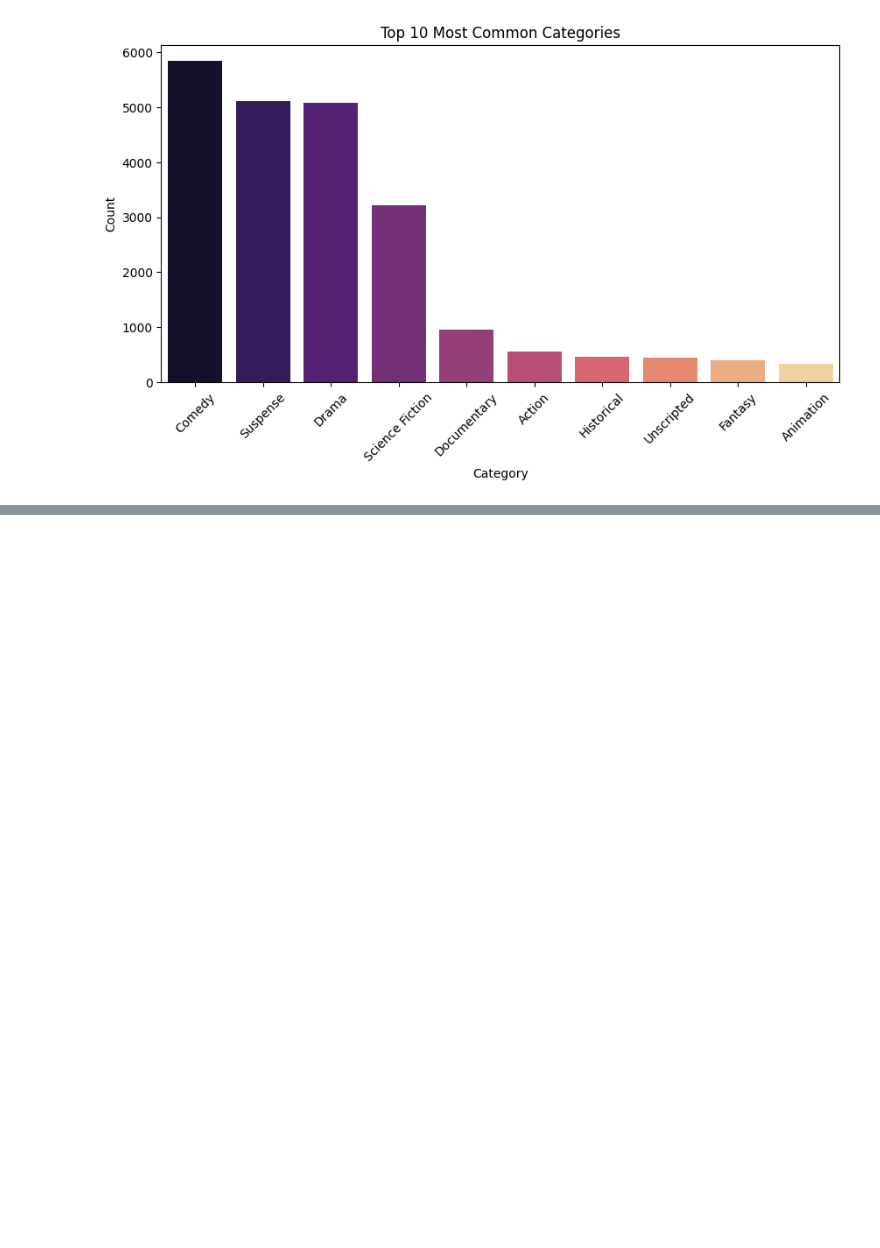
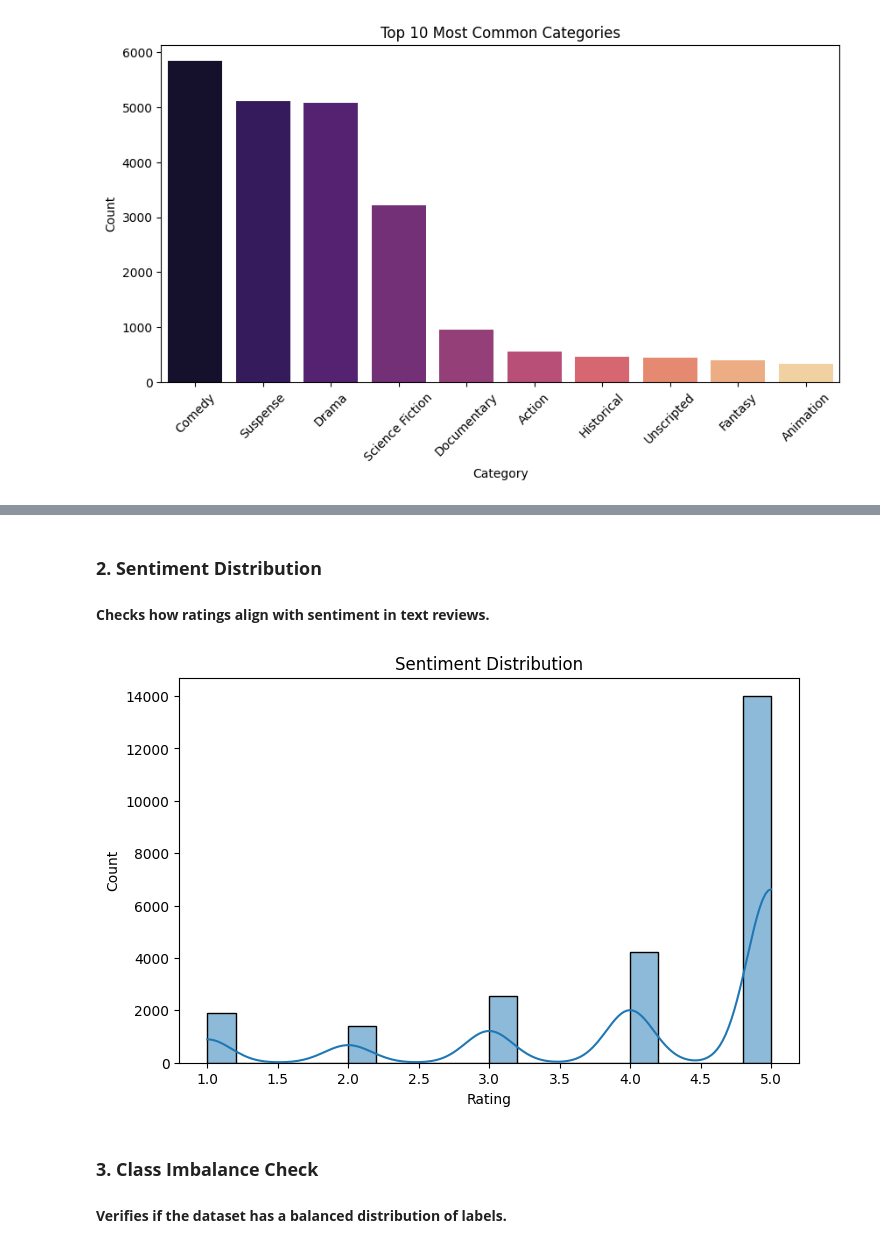
Before and after one commit to WambuiMunene/Grp_1_Capstone-Project, a Jupyter notebook: Edwin2.ipynb, the cells around one changed output, grey strips where cells are left out. Drawn from its saved outputs; the diff is of its cells as text; code cells hidden in the pictures; blank space fills up the shorter version.

```diff
--- a/Edwin2.ipynb
+++ b/Edwin2.ipynb
@@ -340,0 +449,17 @@ plt.show()
+# %% [markdown]
+### **2. Sentiment Distribution**
+#### **Checks how ratings align with sentiment in text reviews.**
+# %%
+import seaborn as sns
+
+plt.figure(figsize=(8,5))
+sns.histplot(p_movies['rating'], bins=20, kde=True)  # Adjust bin size as needed
+plt.title('Sentiment Distribution')
+plt.xlabel('Rating')
+plt.ylabel('Count')
+plt.show()
+# %% [output]
+[figure, added]
+# %% [markdown]
+### **3. Class Imbalance Check**
+#### **Verifies if the dataset has a balanced distribution of labels.**
```
Also changed, not shown: parts of 39 cells of this notebook, 1 other file.
